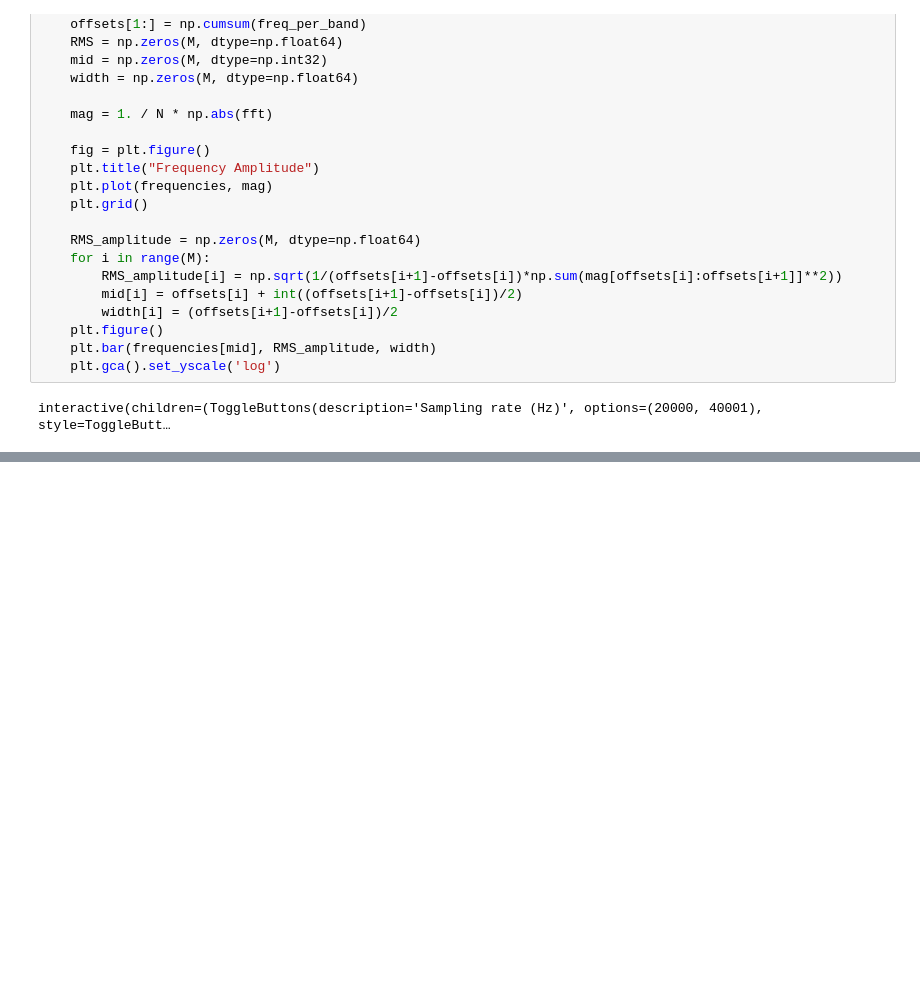
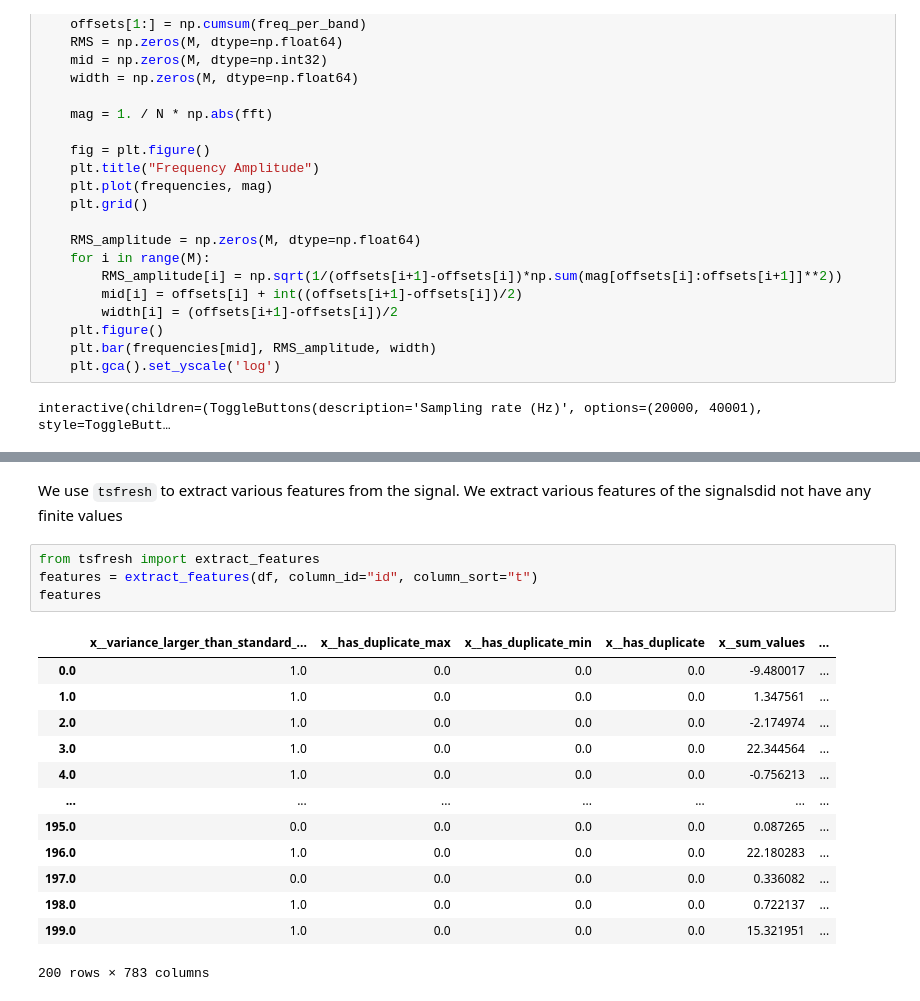
Before and after one commit to jorgensd/GearVibrationWorkshop, a Jupyter notebook: features.ipynb, the cells around one changed output, grey strips where cells are left out. Cells and saved outputs as stored; diff of their text form; blank space fills up the shorter version.

Commit message:
Add better feature extraction

```diff
--- a/features.ipynb
+++ b/features.ipynb
@@ -128,0 +186,20 @@ interactive(children=(ToggleButtons(description='Sampling rate (Hz)', options=(2
+# %% [markdown]
+We use `tsfresh` to extract various features from the signal. We extract various features of the signalsdid not have any finite values
+# %%
+from tsfresh import extract_features
+features = extract_features(df, column_id="id", column_sort="t")
+features
+# %% [output]
+|  | x__variance_larger_than_standard_... | x__has_duplicate_max | x__has_duplicate_min | x__has_duplicate | x__sum_values | ... |
+| 0.0 | 1.0 | 0.0 | 0.0 | 0.0 | -9.480017 | ... |
+| 1.0 | 1.0 | 0.0 | 0.0 | 0.0 | 1.347561 | ... |
+| 2.0 | 1.0 | 0.0 | 0.0 | 0.0 | -2.174974 | ... |
+| 3.0 | 1.0 | 0.0 | 0.0 | 0.0 | 22.344564 | ... |
+| 4.0 | 1.0 | 0.0 | 0.0 | 0.0 | -0.756213 | ... |
+| ... | ... | ... | ... | ... | ... | ... |
+| 195.0 | 0.0 | 0.0 | 0.0 | 0.0 | 0.087265 | ... |
+| 196.0 | 1.0 | 0.0 | 0.0 | 0.0 | 22.180283 | ... |
+| 197.0 | 0.0 | 0.0 | 0.0 | 0.0 | 0.336082 | ... |
+| 198.0 | 1.0 | 0.0 | 0.0 | 0.0 | 0.722137 | ... |
+| 199.0 | 1.0 | 0.0 | 0.0 | 0.0 | 15.321951 | ... |
+200 rows × 783 columns
```
Also changed, not shown: parts of 12 cells of this notebook, 1 other file.
